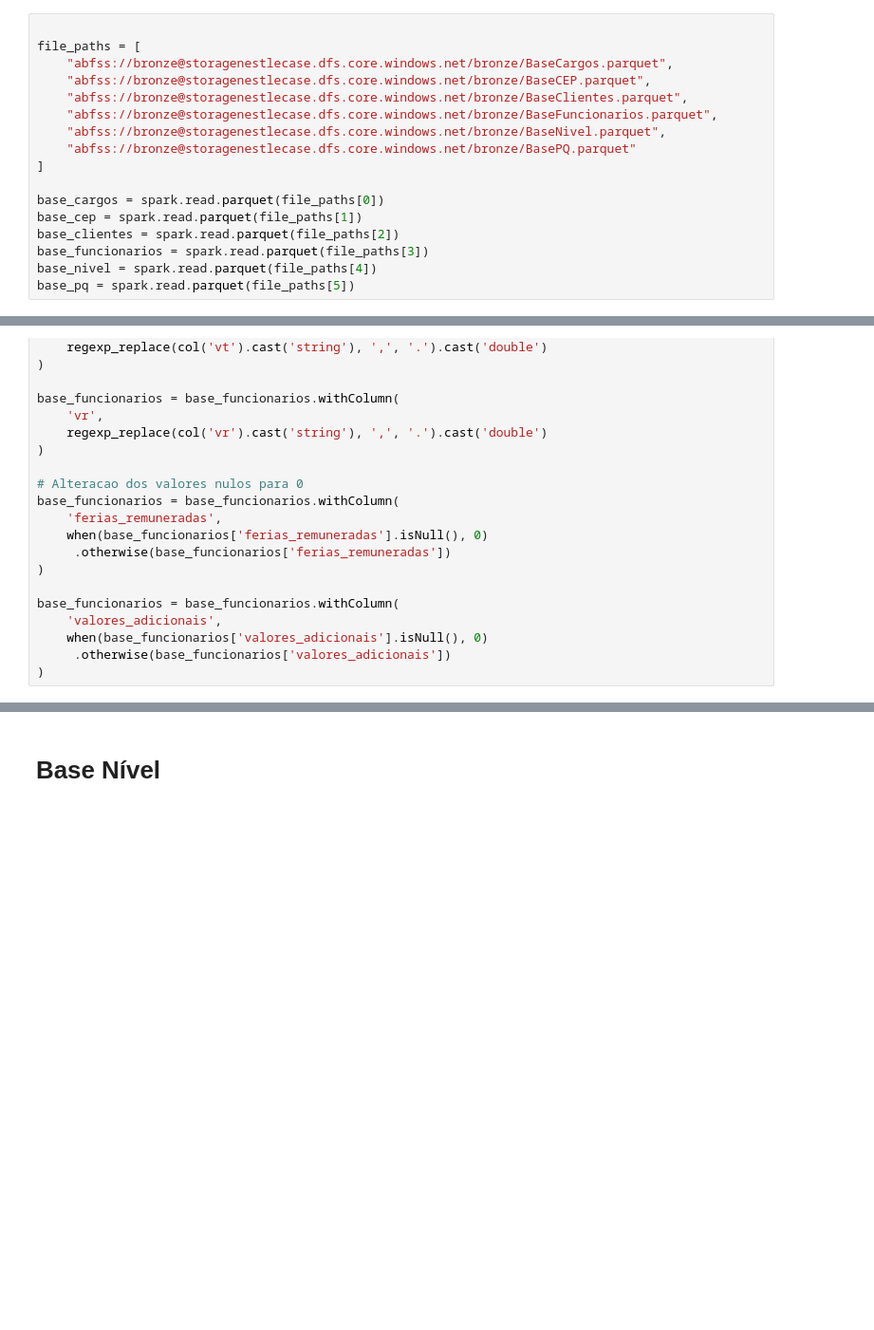
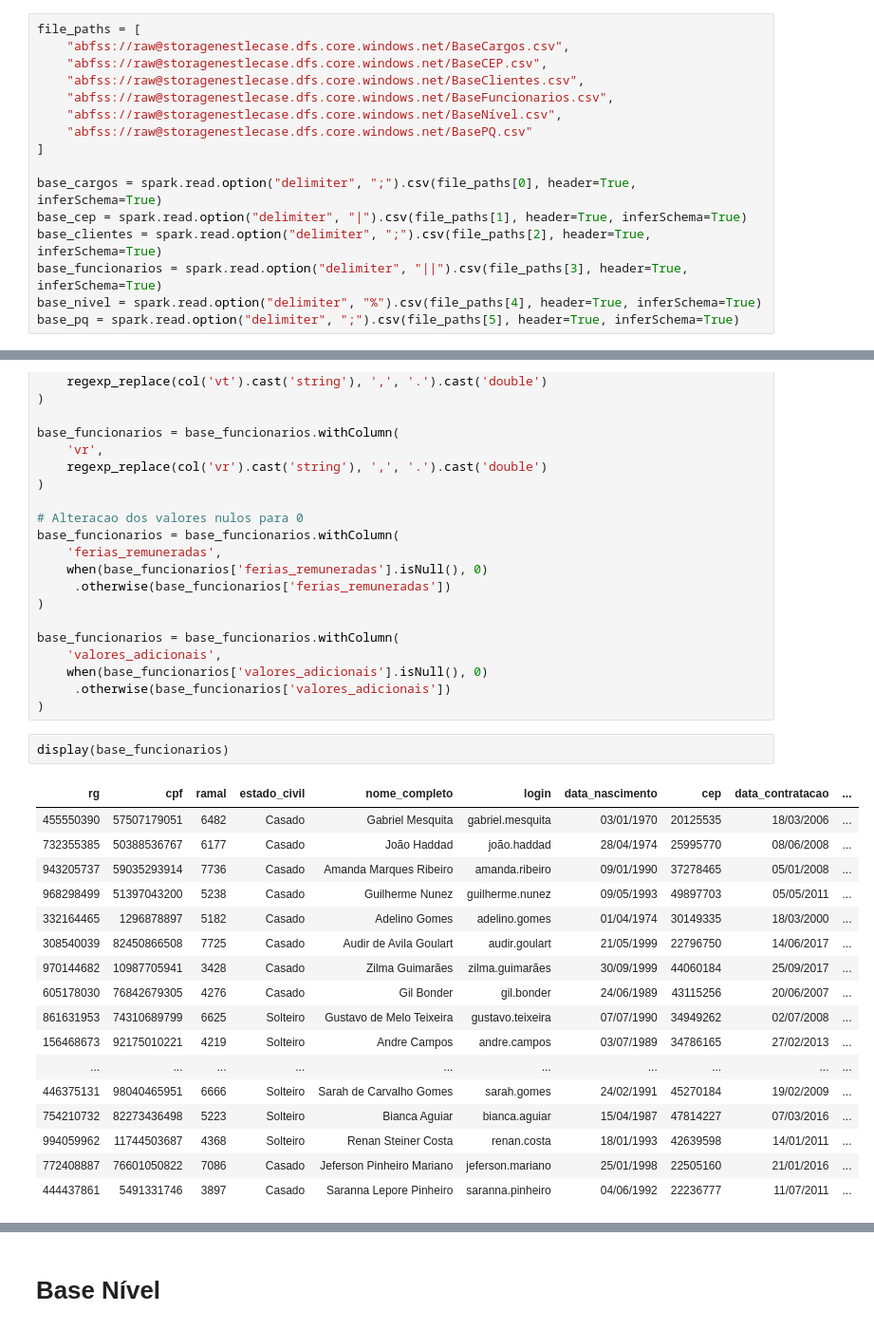
Before and after one commit to danilo8br/nestle-case, a Jupyter notebook: notebook/etl_notebook.ipynb, the cells around one changed output, grey strips where cells are left out. Shown at 95% size. Drawn from its saved outputs; the diff is of its cells as text; blank space fills up the shorter version.

```diff
--- a/Notebook/silver_notebook.ipynb
+++ b/notebook/etl_notebook.ipynb
@@ -60,22 +60,21 @@ spark.conf.set("spark.sql.adaptive.enabled", "true")
 #### Leitura dos Dados
 Carregando o arquivo CSV direto da camada Bronze.
 # %%
-
 file_paths = [
-    "abfss://bronze@storagenestlecase.dfs.core.windows.net/bronze/BaseCargos.parquet",
-    "abfss://bronze@storagenestlecase.dfs.core.windows.net/bronze/BaseCEP.parquet",
-    "abfss://bronze@storagenestlecase.dfs.core.windows.net/bronze/BaseClientes.parquet",
-    "abfss://bronze@storagenestlecase.dfs.core.windows.net/bronze/BaseFuncionarios.parquet",
-    "abfss://bronze@storagenestlecase.dfs.core.windows.net/bronze/BaseNivel.parquet",
-    "abfss://bronze@storagenestlecase.dfs.core.windows.net/bronze/BasePQ.parquet"
+    "abfss://raw@storagenestlecase.dfs.core.windows.net/BaseCargos.csv",
+    "abfss://raw@storagenestlecase.dfs.core.windows.net/BaseCEP.csv",
+    "abfss://raw@storagenestlecase.dfs.core.windows.net/BaseClientes.csv",
+    "abfss://raw@storagenestlecase.dfs.core.windows.net/BaseFuncionarios.csv",
+    "abfss://raw@storagenestlecase.dfs.core.windows.net/BaseNível.csv",
+    "abfss://raw@storagenestlecase.dfs.core.windows.net/BasePQ.csv"
 ]
 
-base_cargos = spark.read.parquet(file_paths[0])
-base_cep = spark.read.parquet(file_paths[1])
-base_clientes = spark.read.parquet(file_paths[2])
-base_funcionarios = spark.read.parquet(file_paths[3])
-base_nivel = spark.read.parquet(file_paths[4])
-base_pq = spark.read.parquet(file_paths[5])
+base_cargos = spark.read.option("delimiter", ";").csv(file_paths[0], header=True, inferSchema=True)
+base_cep = spark.read.option("delimiter", "|").csv(file_paths[1], header=True, inferSchema=True)
+base_clientes = spark.read.option("delimiter", ";").csv(file_paths[2], header=True, inferSchema=True)
+base_funcionarios = spark.read.option("delimiter", "||").csv(file_paths[3], header=True, inferSchema=True)
+base_nivel = spark.read.option("delimiter", "%").csv(file_paths[4], header=True, inferSchema=True)
+base_pq = spark.read.option("delimiter", ";").csv(file_paths[5], header=True, inferSchema=True)
 # %% [markdown]
 # Base Cargos
 # %% [markdown]
@@ -898,4 +896,24 @@ base_funcionarios = base_funcionarios.withColumn(
     when(base_funcionarios['valores_adicionais'].isNull(), 0)
      .otherwise(base_funcionarios['valores_adicionais'])
 )
+# %%
+display(base_funcionarios)
+# %% [output]
+| rg | cpf | ramal | estado_civil | nome_completo | login | data_nascimento | cep | data_contratacao | ... |
+| 455550390 | 57507179051 | 6482 | Casado | Gabriel Mesquita | gabriel.mesquita | 03/01/1970 | 20125535 | 18/03/2006 | ... |
+| 732355385 | 50388536767 | 6177 | Casado | João Haddad | joão.haddad | 28/04/1974 | 25995770 | 08/06/2008 | ... |
+| 943205737 | 59035293914 | 7736 | Casado | Amanda Marques Ribeiro | amanda.ribeiro | 09/01/1990 | 37278465 | 05/01/2008 | ... |
+| 968298499 | 51397043200 | 5238 | Casado | Guilherme Nunez | guilherme.nunez | 09/05/1993 | 49897703 | 05/05/2011 | ... |
+| 332164465 | 1296878897 | 5182 | Casado | Adelino Gomes | adelino.gomes | 01/04/1974 | 30149335 | 18/03/2000 | ... |
+| 308540039 | 82450866508 | 7725 | Casado | Audir de Avila Goulart | audir.goulart | 21/05/1999 | 22796750 | 14/06/2017 | ... |
+| 970144682 | 10987705941 | 3428 | Casado | Zilma Guimarães | zilma.guimarães | 30/09/1999 | 44060184 | 25/09/2017 | ... |
+| 605178030 | 76842679305 | 4276 | Casado | Gil Bonder | gil.bonder | 24/06/1989 | 43115256 | 20/06/2007 | ... |
+| 861631953 | 74310689799 | 6625 | Solteiro | Gustavo de Melo Teixeira | gustavo.teixeira | 07/07/1990 | 34949262 | 02/07/2008 | ... |
+| 156468673 | 92175010221 | 4219 | Solteiro | Andre Campos | andre.campos | 03/07/1989 | 34786165 | 27/02/2013 | ... |
+| ... | ... | ... | ... | ... | ... | ... | ... | ... | ... |
+| 446375131 | 98040465951 | 6666 | Solteiro | Sarah de Carvalho Gomes | sarah.gomes | 24/02/1991 | 45270184 | 19/02/2009 | ... |
+| 754210732 | 82273436498 | 5223 | Solteiro | Bianca Aguiar | bianca.aguiar | 15/04/1987 | 47814227 | 07/03/2016 | ... |
+| 994059962 | 11744503687 | 4368 | Solteiro | Renan Steiner Costa | renan.costa | 18/01/1993 | 42639598 | 14/01/2011 | ... |
+| 772408887 | 76601050822 | 7086 | Casado | Jeferson Pinheiro Mariano | jeferson.mariano | 25/01/1998 | 22505160 | 21/01/2016 | ... |
+| 444437861 | 5491331746 | 3897 | Casado | Saranna Lepore Pinheiro | saranna.pinheiro | 04/06/1992 | 22236777 | 11/07/2011 | ... |
 # %% [markdown]
```
Also changed, not shown: parts of 14 cells of this notebook, 1 other file.
